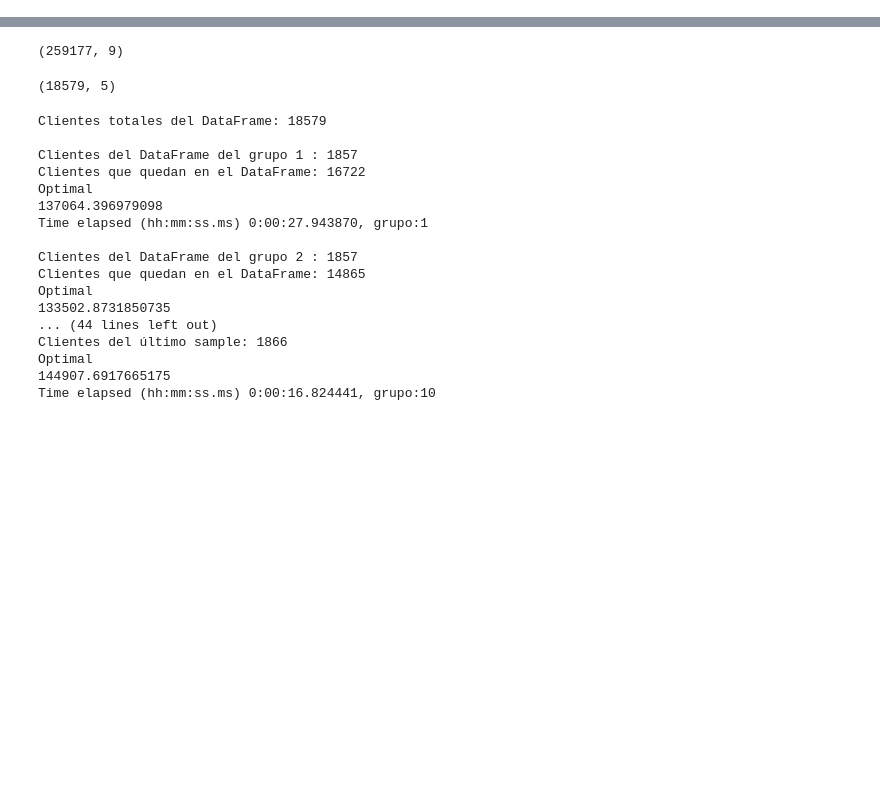
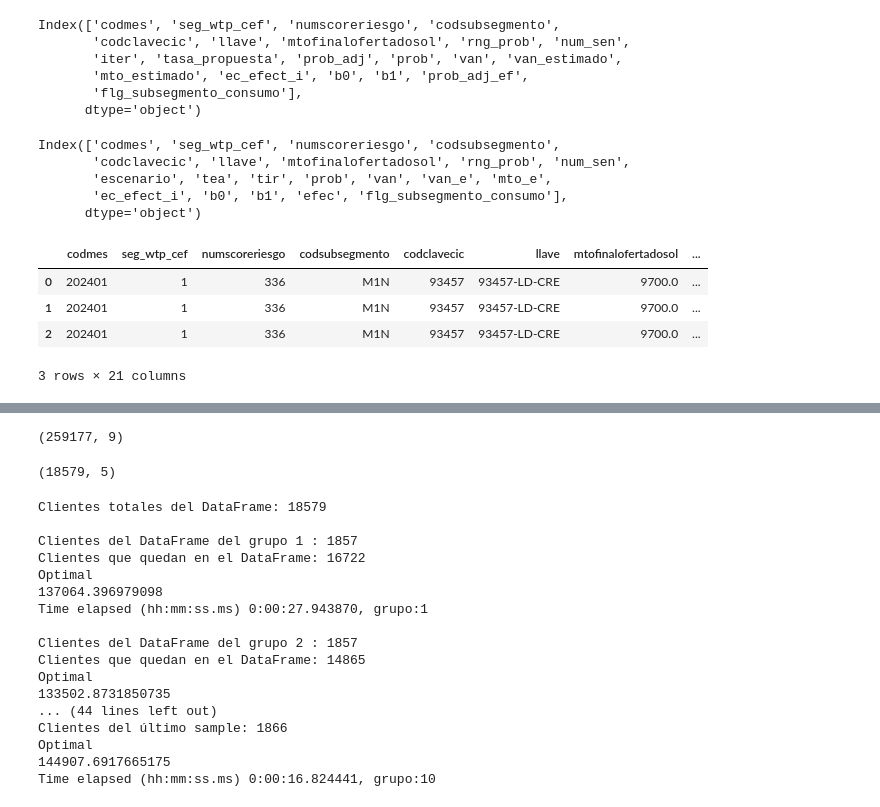
Before and after one commit to jhonatan20140/Proyecto_1.1, a Jupyter notebook: nb_opt_port_campaña_202401.ipynb, the cells around one changed output, grey strips where cells are left out. Drawn from its saved outputs; the diff is of its cells as text; code cells hidden in the pictures; blank space fills up the shorter version.

```diff
--- a/nb_opt_port_campaña_202401.ipynb
+++ b/nb_opt_port_campaña_202401.ipynb
@@ -81 +88,12 @@ full_filename_output_5_final = route_output/ output_filename_5_final
 full_filename_output_10_final = route_output/ output_filename_10_final
+# %%
+df = pd.read_csv( 'C:/Users/JHONATAN/Documents/BCP  practicas verano/CEF_ Credito_Efectivo_Personas/10000CEN_CEF_ADAPTACIONBase_para_probar_CENOPT.csv',sep=',')
+df.columns = df.columns.str.lower()
+df.columns
+# %% [output]
+Index(['codmes', 'seg_wtp_cef', 'numscoreriesgo', 'codsubsegmento',
+       'codclavecic', 'llave', 'mtofinalofertadosol', 'rng_prob', 'num_sen',
+       'iter', 'tasa_propuesta', 'prob_adj', 'prob', 'van', 'van_estimado',
+       'mto_estimado', 'ec_efect_i', 'b0', 'b1', 'prob_adj_ef',
+       'flg_subsegmento_consumo'],
+      dtype='object')
@@ -81,0 +108,16 @@ full_filename_output_10_final = route_output/ output_filename_10_final
+# %%
+df.columns
+# %% [output]
+Index(['codmes', 'seg_wtp_cef', 'numscoreriesgo', 'codsubsegmento',
+       'codclavecic', 'llave', 'mtofinalofertadosol', 'rng_prob', 'num_sen',
+       'escenario', 'tea', 'tir', 'prob', 'van', 'van_e', 'mto_e',
+       'ec_efect_i', 'b0', 'b1', 'efec', 'flg_subsegmento_consumo'],
+      dtype='object')
+# %%
+df.head(3)
+# %% [output]
+|  | codmes | seg_wtp_cef | numscoreriesgo | codsubsegmento | codclavecic | llave | mtofinalofertadosol | ... |
+| 0 | 202401 | 1 | 336 | M1N | 93457 | 93457-LD-CRE | 9700.0 | ... |
+| 1 | 202401 | 1 | 336 | M1N | 93457 | 93457-LD-CRE | 9700.0 | ... |
+| 2 | 202401 | 1 | 336 | M1N | 93457 | 93457-LD-CRE | 9700.0 | ... |
+3 rows × 21 columns
```
Also changed, not shown: parts of 9 cells of this notebook.
